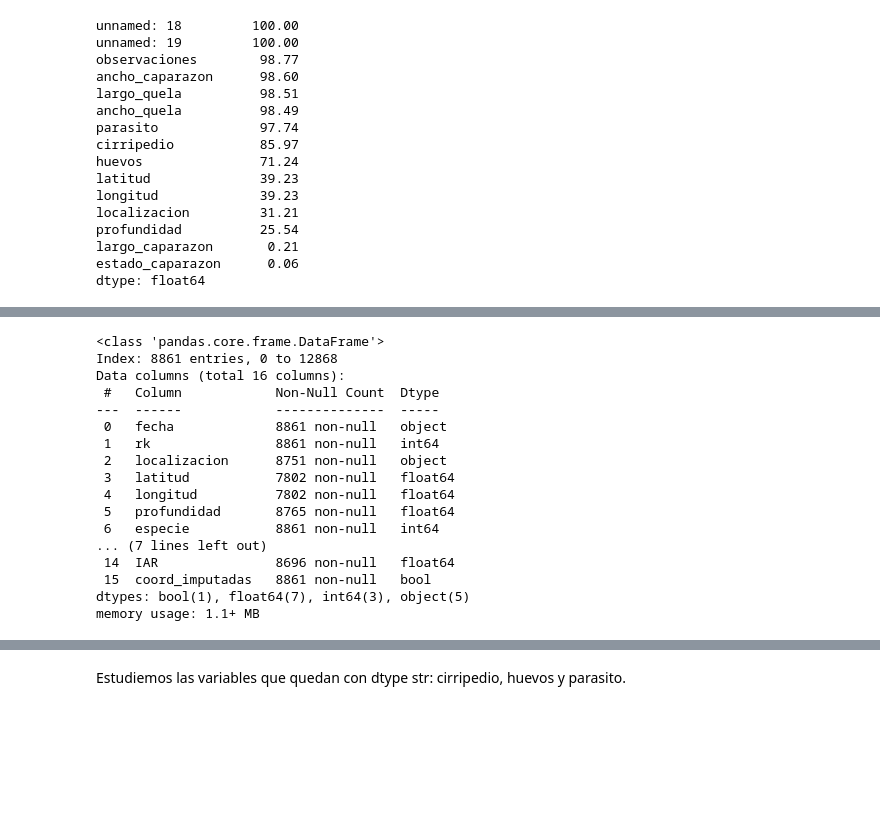
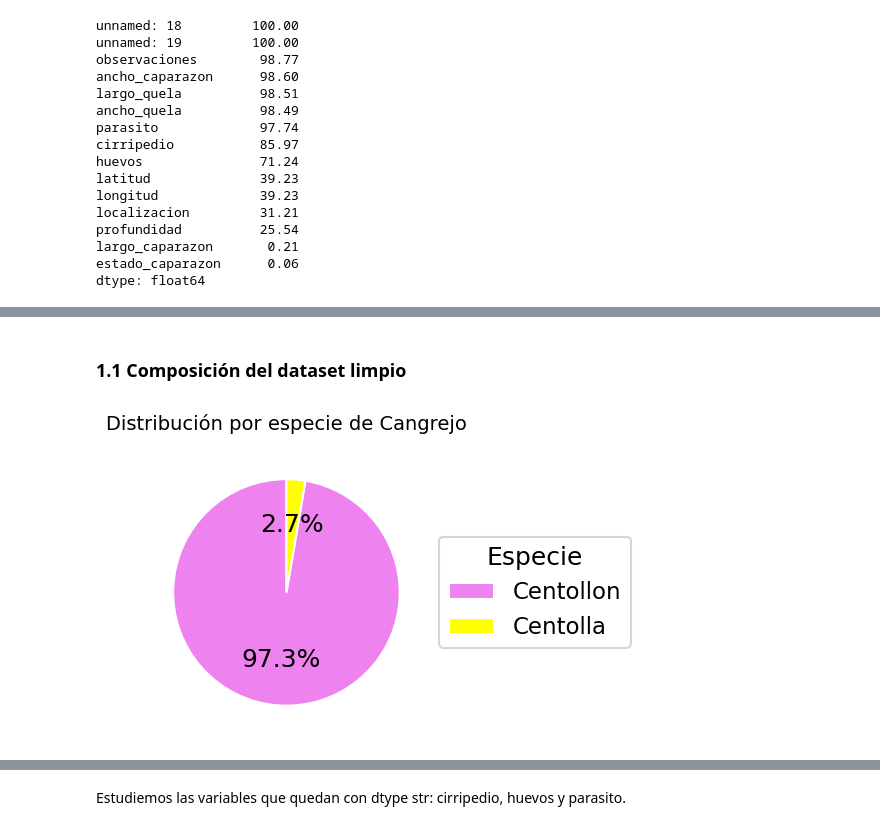
Before and after one commit to Mariano-ds/centollas2026, a Jupyter notebook: mariano/mariano_tp2.ipynb, the cells around one changed output, grey strips where cells are left out. Cells and saved outputs as stored; diff of their text form; code cells hidden in the pictures; blank space fills up the shorter version.

```diff
--- a/mariano/mariano_tp2.ipynb
+++ b/mariano/mariano_tp2.ipynb
@@ -367,0 +285,14 @@ Filas: 13,083 | Columnas: 21
+# %%
+# Definicion de la prioridad cronologica de las campañas
+orden_campanas = {
+    'ene_96': 1,
+    'abril_96': 2,
+    'jul_96': 3,
+    'oct_96': 4,
+    'jul_97': 5,
+    'oct_97': 6,
+    'oct_98': 7
+}
+
+# Se ordena con 'key' y se reinicia el índice
+df_raw = df_raw.sort_values(by='fecha', key=lambda x: x.map(orden_campanas)).reset_index(drop=True)
@@ -446,22 +330,43 @@ df_corrected.head(5)
-# %%
-# Conservar entradas con 'especie' = 2
-df_corrected = df_corrected[df_corrected['especie'] == 2]
-df_corrected.info()
-# %% [output]
-<class 'pandas.core.frame.DataFrame'>
-Index: 8861 entries, 0 to 12868
-Data columns (total 16 columns):
- #   Column            Non-Null Count  Dtype
----  ------            --------------  -----
- 0   fecha             8861 non-null   object
- 1   rk                8861 non-null   int64
- 2   localizacion      8751 non-null   object
- 3   latitud           7802 non-null   float64
- 4   longitud          7802 non-null   float64
- 5   profundidad       8765 non-null   float64
- 6   especie           8861 non-null   int64
-... (7 lines left out)
- 14  IAR               8696 non-null   float64
- 15  coord_imputadas   8861 non-null   bool
-dtypes: bool(1), float64(7), int64(3), object(5)
-memory usage: 1.1+ MB
+# %% [markdown]
+### 1.1 Composición del dataset limpio
+# %%
+# @title
+# Diccionario de mapeo
+mapa_especies = {
+    1: 'Centolla',
+    2: 'Centollon',
+    '1': 'Centolla',
+    '2': 'Centollon',
+}
+
+# Conteo de valores
+conteo = df_raw['especie'].value_counts()
+
+# Mapear los índices traducidos para la leyenda
+etiquetas = [mapa_especies.get(x, str(x)) for x in conteo.index]
+
+plt.figure(figsize=(5, 4))
+
+# Generar el gráfico asignando los elementos a variables para la leyenda
+wedges, texts, autotexts = plt.pie(
+    conteo,
+    autopct='%1.1f%%',
+    colors=sns.color_palette(['violet', 'yellow']),
+    startangle=90,
+    wedgeprops={'edgecolor': 'white', 'linewidth': 1.5},
+)
+
+# Agregar la leyenda con las nuevas etiquetas
+plt.legend(
+    wedges,
+    etiquetas,
+    title='Especie',
+    loc='center left',
+    bbox_to_anchor=(1, 0, 0.5, 1),
+)
+
+plt.title('Distribución por especie de Cangrejo', fontsize=14, pad=15)
+plt.tight_layout()
+plt.show()
+# %% [output]
+[figure, added]
```
Also changed, not shown: parts of 88 cells of this notebook.
